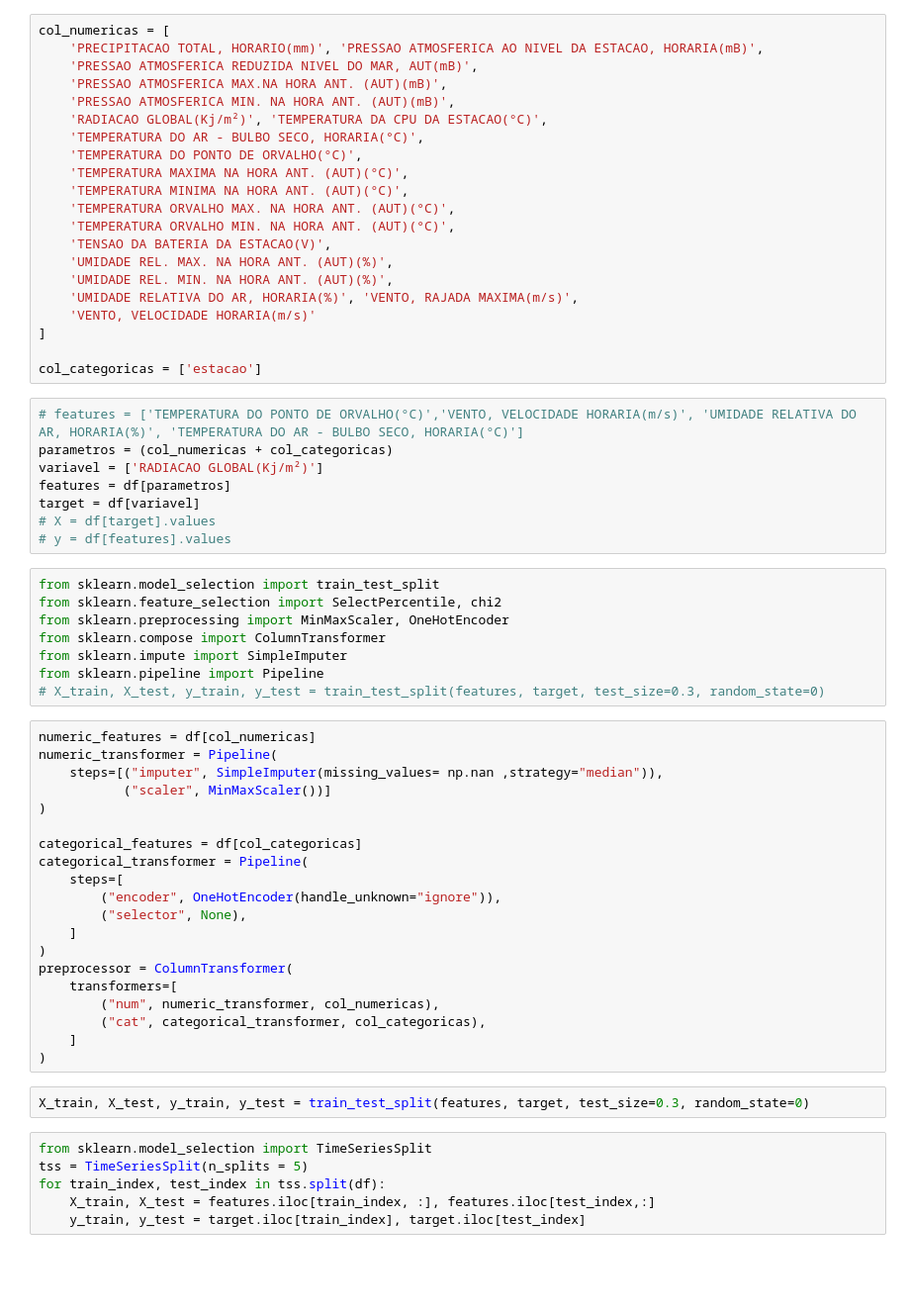
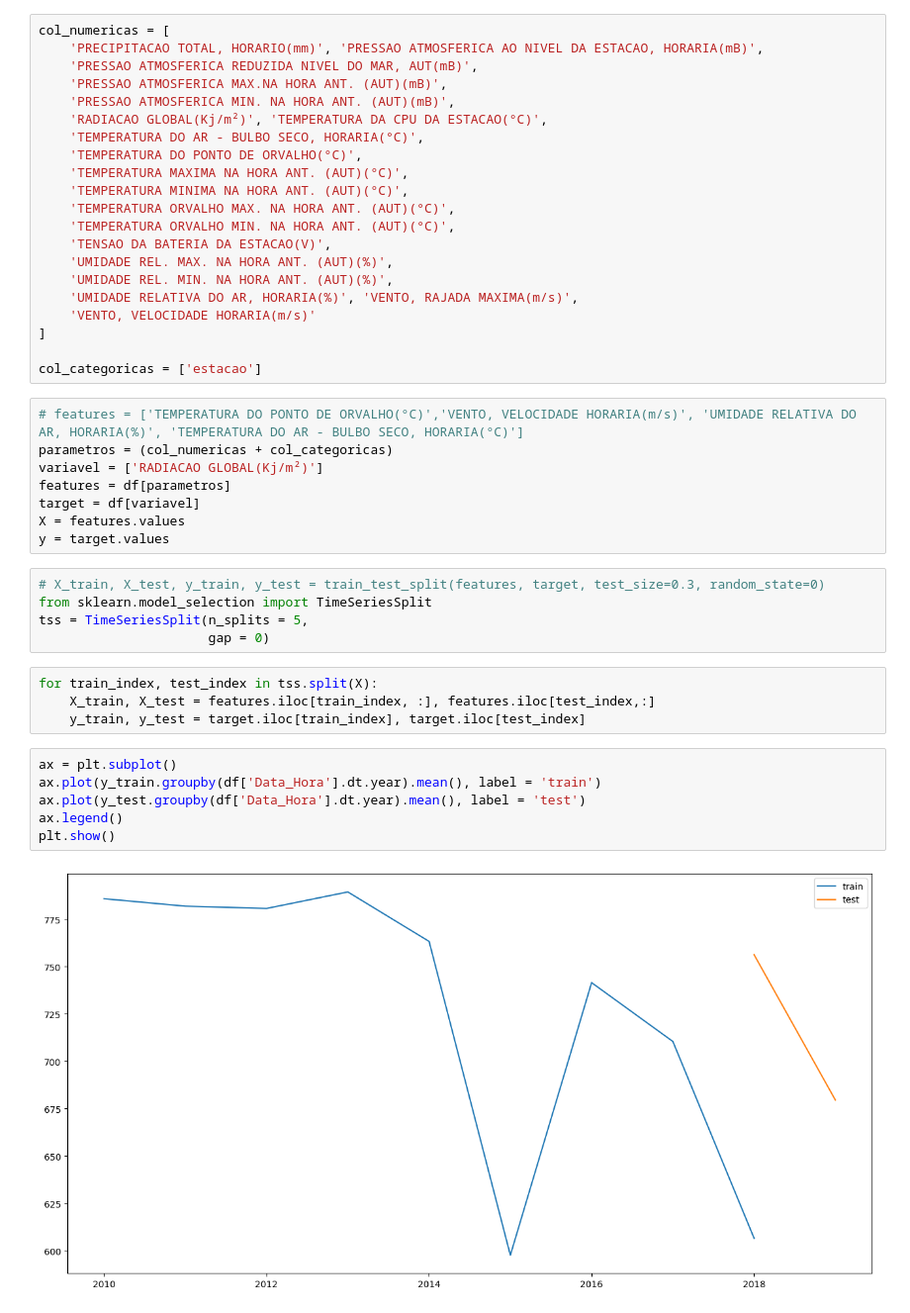
Before and after one commit to josusantz/darthvader, a Jupyter notebook: notebooks/midnight01.ipynb, the cells around one changed output. Shown at 99% size. Drawn from its saved outputs; the diff is of its cells as text; blank space fills up the shorter version.

```diff
--- a/notebooks/midnight01.ipynb
+++ b/notebooks/midnight01.ipynb
@@ -54,41 +84,22 @@ parametros = (col_numericas + col_categoricas)
 variavel = ['RADIACAO GLOBAL(Kj/m²)']
 features = df[parametros]
 target = df[variavel]
-# X = df[target].values
-# y = df[features].values
+X = features.values
+y = target.values
-# %%
-from sklearn.model_selection import train_test_split
-from sklearn.feature_selection import SelectPercentile, chi2
-from sklearn.preprocessing import MinMaxScaler, OneHotEncoder
-from sklearn.compose import ColumnTransformer
-from sklearn.impute import SimpleImputer
-from sklearn.pipeline import Pipeline
-# X_train, X_test, y_train, y_test = train_test_split(features, target, test_size=0.3, random_state=0)
-# %%
-numeric_features = df[col_numericas]
-numeric_transformer = Pipeline(
-    steps=[("imputer", SimpleImputer(missing_values= np.nan ,strategy="median")),
-           ("scaler", MinMaxScaler())]
-)
-
-categorical_features = df[col_categoricas]
-categorical_transformer = Pipeline(
-    steps=[
-        ("encoder", OneHotEncoder(handle_unknown="ignore")),
-        ("selector", None),
-    ]
-)
-preprocessor = ColumnTransformer(
-    transformers=[
-        ("num", numeric_transformer, col_numericas),
-        ("cat", categorical_transformer, col_categoricas),
-    ]
-)
 # %%
-X_train, X_test, y_train, y_test = train_test_split(features, target, test_size=0.3, random_state=0)
+# X_train, X_test, y_train, y_test = train_test_split(features, target, test_size=0.3, random_state=0)
+from sklearn.model_selection import TimeSeriesSplit
+tss = TimeSeriesSplit(n_splits = 5,
+                      gap = 0)
-# %%
-from sklearn.model_selection import TimeSeriesSplit
-tss = TimeSeriesSplit(n_splits = 5)
-for train_index, test_index in tss.split(df):
-    X_train, X_test = features.iloc[train_index, :], features.iloc[test_index,:]
-    y_train, y_test = target.iloc[train_index], target.iloc[test_index]
+# %%
+for train_index, test_index in tss.split(X):
+    X_train, X_test = features.iloc[train_index, :], features.iloc[test_index,:]
+    y_train, y_test = target.iloc[train_index], target.iloc[test_index]
+# %%
+ax = plt.subplot()
+ax.plot(y_train.groupby(df['Data_Hora'].dt.year).mean(), label = 'train')
+ax.plot(y_test.groupby(df['Data_Hora'].dt.year).mean(), label = 'test')
+ax.legend()
+plt.show()
+# %% [output]
+[figure, added]
```
Also changed, not shown: parts of 25 cells of this notebook, 4 other files.
